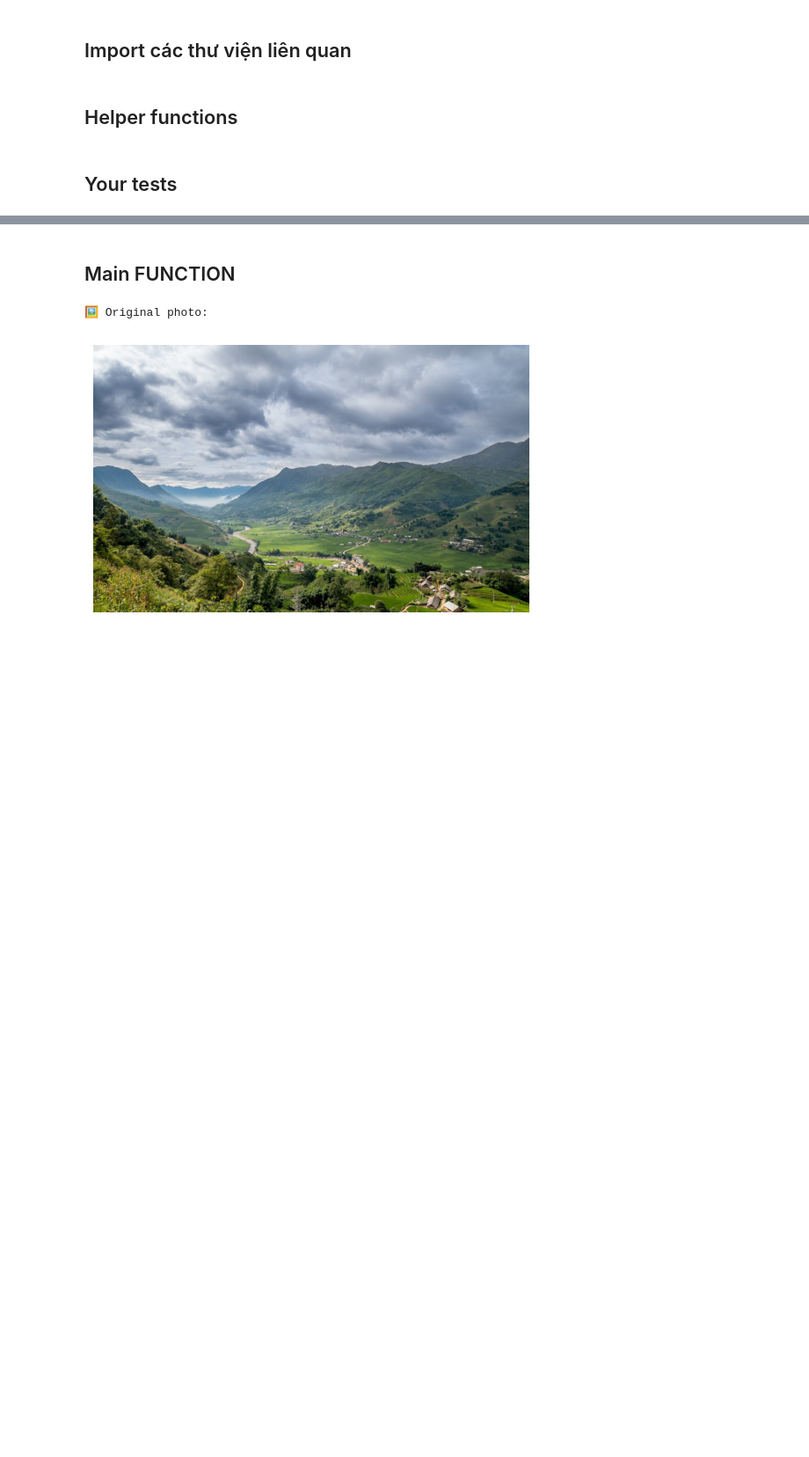
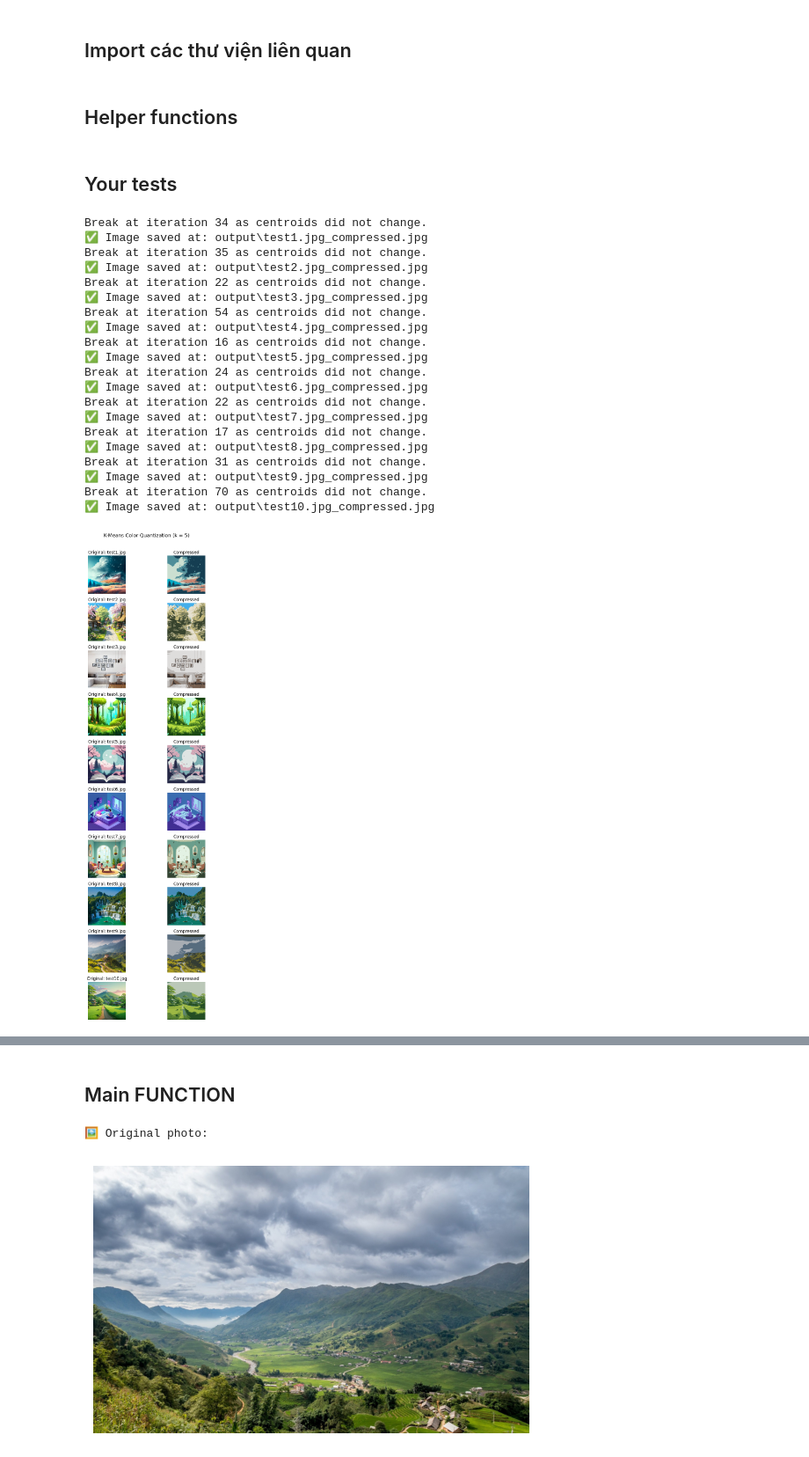
Before and after one commit to KhoaNguyen-HCMUS/color-compression, a Jupyter notebook: src/23127211.ipynb, the cells around one changed output, grey strips where cells are left out. Shown at 88% size. Cells and saved outputs as stored; diff of their text form; code cells hidden in the pictures; blank space fills up the shorter version.

Commit message:
feat: ✨ implement test case

```diff
--- a/src/23127211.ipynb
+++ b/src/23127211.ipynb
@@ -245,0 +201,78 @@ results = benchmark_kmeans_on_images()
+# %%
+def benchmark_kmeans_on_images(k_clusters=5, max_iter=100, init_method='in_pixels'):
+    input_dir = "input"
+    image_names = [f"test{i}.jpg" for i in range(1, 11)]
+    results = []
+
+    fig, axes = plt.subplots(len(image_names), 2, figsize=(8, len(image_names) * 2))
+    fig.suptitle("K-Means Color Quantization (k = {})".format(k_clusters), fontsize=14)
+
+    for idx, filename in enumerate(image_names):
+        input_path = os.path.join(input_dir, filename)
+        try:
+            img_2d = read_img(input_path)
+            img_1d = convert_img_to_1d(img_2d)
+
+            start = time.time()
+            centroids, labels = kmeans(img_1d, k_clusters, max_iter, init_method)
+            duration = time.time() - start
+
+            quantized_img = generate_2d_img(img_2d.shape, centroids, labels)
+            save_img(quantized_img, os.path.join("output", f"{filename}_compressed"), export_type='jpg')
+
+            # Lưu kết quả
+            results.append({
+                "filename": filename,
+                "clusters": k_clusters,
+                "max_iter": max_iter,
+                "init_method": init_method,
+                "time (s)": round(duration, 2),
+                "error": None
+            })
+
+            axes[idx, 0].imshow(img_2d)
+            axes[idx, 0].set_title(f"Original: {filename}")
+            axes[idx, 1].imshow(quantized_img)
+            axes[idx, 1].set_title("Compressed")
+
+            for ax in axes[idx]:
+                ax.axis("off")
+
+        except Exception as e:
+            results.append({
+                "filename": filename,
+                "clusters": k_clusters,
+                "time (s)": None,
+                "error": str(e)
+            })
+
+    plt.tight_layout(rect=[0, 0, 1, 0.97])
+    plt.show()
+
+    df = pd.DataFrame(results)
+    return df
+
+df = benchmark_kmeans_on_images(k_clusters=5, max_iter=100, init_method='in_pixels')
+df
+# %% [output]
+Break at iteration 34 as centroids did not change.
+✅ Image saved at: output\test1.jpg_compressed.jpg
+Break at iteration 35 as centroids did not change.
+✅ Image saved at: output\test2.jpg_compressed.jpg
+Break at iteration 22 as centroids did not change.
+✅ Image saved at: output\test3.jpg_compressed.jpg
+Break at iteration 54 as centroids did not change.
+✅ Image saved at: output\test4.jpg_compressed.jpg
+Break at iteration 16 as centroids did not change.
+✅ Image saved at: output\test5.jpg_compressed.jpg
+Break at iteration 24 as centroids did not change.
+✅ Image saved at: output\test6.jpg_compressed.jpg
+Break at iteration 22 as centroids did not change.
+✅ Image saved at: output\test7.jpg_compressed.jpg
+Break at iteration 17 as centroids did not change.
+✅ Image saved at: output\test8.jpg_compressed.jpg
+Break at iteration 31 as centroids did not change.
+✅ Image saved at: output\test9.jpg_compressed.jpg
+Break at iteration 70 as centroids did not change.
+✅ Image saved at: output\test10.jpg_compressed.jpg
+[figure, added]
```
Also changed, not shown: parts of 3 cells of this notebook, 19 other files.
